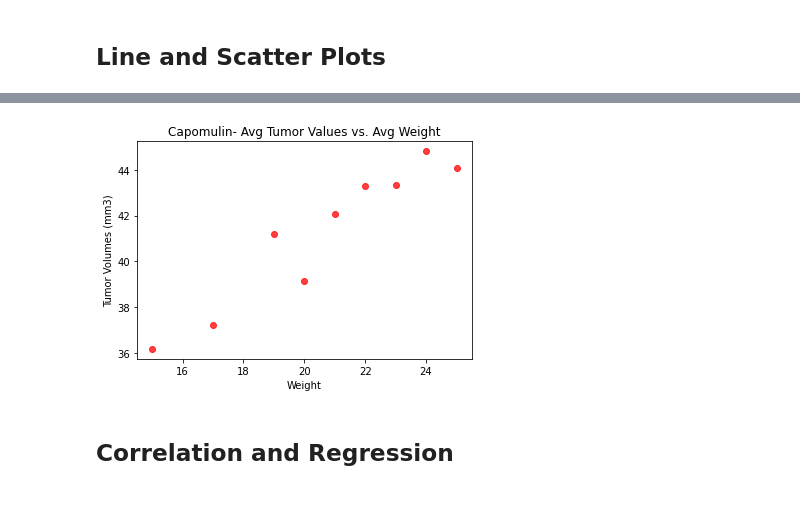
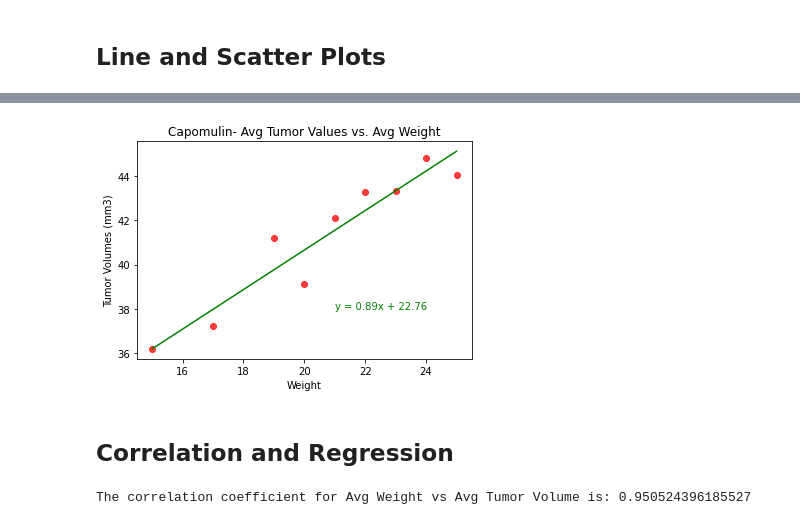
Before and after one commit to eenabow/Matplotlib_challenge, a Jupyter notebook: Pymaceuticals/pymaceuticals_starter.ipynb, the cells around one changed output, grey strips where cells are left out. Drawn from its saved outputs; the diff is of its cells as text; code cells hidden in the pictures.

Commit message:
Final code for scatter plot and slope

```diff
--- a/Pymaceuticals/pymaceuticals_starter.ipynb
+++ b/Pymaceuticals/pymaceuticals_starter.ipynb
@@ -334,27 +334,37 @@ plt.show()
 # %%
 # Generate a scatter plot of average tumor volume vs. mouse weight for the Capomulin regimen
 #Create grouped data frame of Capomulin mice by weight with averaged Tumor Volumes
 Grouped_weight_Capomulin = Capomulin_mice_only.groupby("Weight (g)")["Tumor Volume (mm3)"].mean()
 
-#Reset index to pull easier for axis
+#Reset index to pull easier for axis on graph
 Scatter_data= Grouped_weight_Capomulin.reset_index()
 Scatter_data
 
-
+#Set axis for Weight and Tumor Volume
 x_axis= Scatter_data["Weight (g)"]
 y_axis= Scatter_data["Tumor Volume (mm3)"]
 plt.scatter(x_axis, y_axis, marker="o", facecolors="red",  alpha=0.75)
 
+#Labeling Scatter Plot
 plt.title("Capomulin- Avg Tumor Values vs. Avg Weight")
 plt.xlabel("Weight")
 plt.ylabel("Tumor Volumes (mm3)")
 
+#Finding the Linear Regression of the graph
+(slope, intercept, rvalue, pvalue, stderr) = st.linregress(x_axis, y_axis)
+regress_values = x_axis * slope + intercept
+line_eq= "y = " + str(round(slope,2)) + "x + " + str(round(intercept,2))
 
+plt.plot(x_axis, regress_values, "g-")
+plt.annotate(line_eq, (21, 38), color= "green")
 plt.show()
 # %% [output]
-[figure, old version]
+[figure, new version]
 # %% [markdown]
 ## Correlation and Regression
 # %%
-# Calculate the correlation coefficient and linear regression model
-# for mouse weight and average tumor volume for the Capomulin regimen
+# Calculate the correlation coefficient and linear regression model for mouse weight and average tumor volume for the Capomulin regimen
+
+print(f"The correlation coefficient for Avg Weight vs Avg Tumor Volume is: {rvalue}")
+# %% [output]
+The correlation coefficient for Avg Weight vs Avg Tumor Volume is: 0.950524396185527
```
Also changed, not shown: parts of 2 cells of this notebook.
